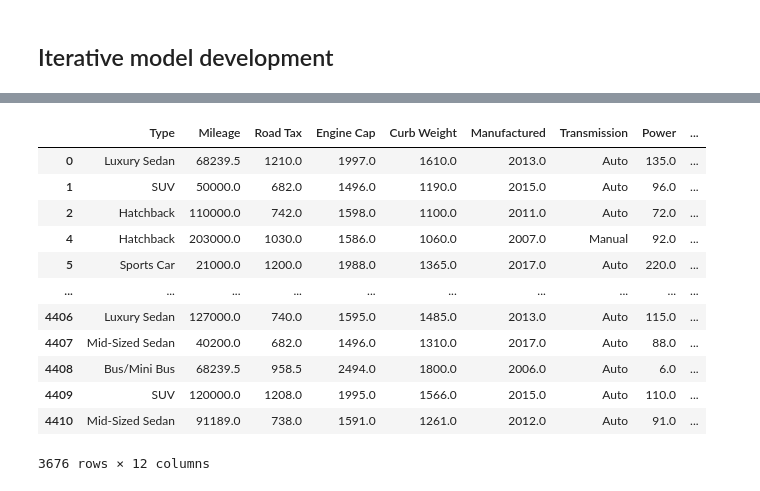
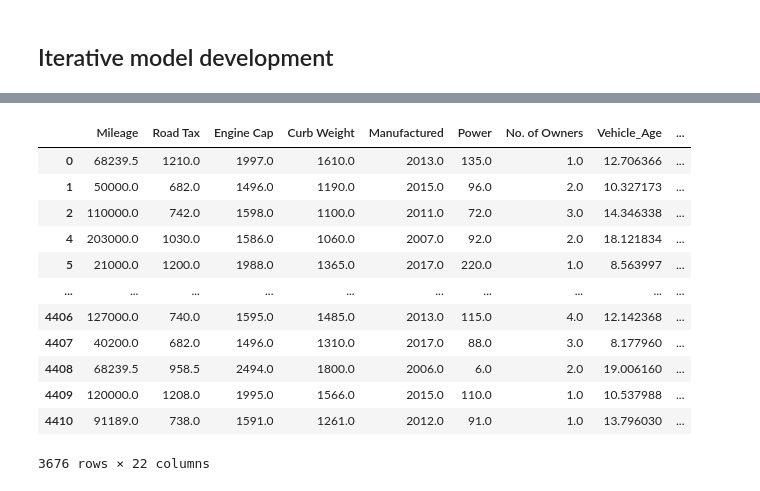
Before and after one commit to jafarnz/MLDP-CarPrediction, a Jupyter notebook: JAFAR.ipynb, the cells around one changed output, grey strips where cells are left out. Saved outputs shown, nothing was run; the diff lists cells and outputs as text; code cells hidden in the pictures.

Commit message:
testing new updated model with OHE for type

```diff
--- a/JAFAR.ipynb
+++ b/JAFAR.ipynb
@@ -704,16 +740,17 @@ Deploy Model (Decision Tree) R2: 0.7600938999253405
 Lightweight model saved: car_price_model.pkl
 # %%
+X
 # %% [output]
-|  | Type | Mileage | Road Tax | Engine Cap | Curb Weight | Manufactured | Transmission | Power | ... |
-| 0 | Luxury Sedan | 68239.5 | 1210.0 | 1997.0 | 1610.0 | 2013.0 | Auto | 135.0 | ... |
-| 1 | SUV | 50000.0 | 682.0 | 1496.0 | 1190.0 | 2015.0 | Auto | 96.0 | ... |
-| 2 | Hatchback | 110000.0 | 742.0 | 1598.0 | 1100.0 | 2011.0 | Auto | 72.0 | ... |
-| 4 | Hatchback | 203000.0 | 1030.0 | 1586.0 | 1060.0 | 2007.0 | Manual | 92.0 | ... |
-| 5 | Sports Car | 21000.0 | 1200.0 | 1988.0 | 1365.0 | 2017.0 | Auto | 220.0 | ... |
+|  | Mileage | Road Tax | Engine Cap | Curb Weight | Manufactured | Power | No. of Owners | Vehicle_Age | ... |
+| 0 | 68239.5 | 1210.0 | 1997.0 | 1610.0 | 2013.0 | 135.0 | 1.0 | 12.706366 | ... |
+| 1 | 50000.0 | 682.0 | 1496.0 | 1190.0 | 2015.0 | 96.0 | 2.0 | 10.327173 | ... |
+| 2 | 110000.0 | 742.0 | 1598.0 | 1100.0 | 2011.0 | 72.0 | 3.0 | 14.346338 | ... |
+| 4 | 203000.0 | 1030.0 | 1586.0 | 1060.0 | 2007.0 | 92.0 | 2.0 | 18.121834 | ... |
+| 5 | 21000.0 | 1200.0 | 1988.0 | 1365.0 | 2017.0 | 220.0 | 1.0 | 8.563997 | ... |
 | ... | ... | ... | ... | ... | ... | ... | ... | ... | ... |
-| 4406 | Luxury Sedan | 127000.0 | 740.0 | 1595.0 | 1485.0 | 2013.0 | Auto | 115.0 | ... |
-| 4407 | Mid-Sized Sedan | 40200.0 | 682.0 | 1496.0 | 1310.0 | 2017.0 | Auto | 88.0 | ... |
-| 4408 | Bus/Mini Bus | 68239.5 | 958.5 | 2494.0 | 1800.0 | 2006.0 | Auto | 6.0 | ... |
-| 4409 | SUV | 120000.0 | 1208.0 | 1995.0 | 1566.0 | 2015.0 | Auto | 110.0 | ... |
-| 4410 | Mid-Sized Sedan | 91189.0 | 738.0 | 1591.0 | 1261.0 | 2012.0 | Auto | 91.0 | ... |
+| 4406 | 127000.0 | 740.0 | 1595.0 | 1485.0 | 2013.0 | 115.0 | 4.0 | 12.142368 | ... |
+| 4407 | 40200.0 | 682.0 | 1496.0 | 1310.0 | 2017.0 | 88.0 | 3.0 | 8.177960 | ... |
+| 4408 | 68239.5 | 958.5 | 2494.0 | 1800.0 | 2006.0 | 6.0 | 2.0 | 19.006160 | ... |
+| 4409 | 120000.0 | 1208.0 | 1995.0 | 1566.0 | 2015.0 | 110.0 | 1.0 | 10.537988 | ... |
+| 4410 | 91189.0 | 738.0 | 1591.0 | 1261.0 | 2012.0 | 91.0 | 1.0 | 13.796030 | ... |
-3676 rows × 12 columns
+3676 rows × 22 columns
```
Also changed, not shown: parts of 8 cells of this notebook, 1 other file.
